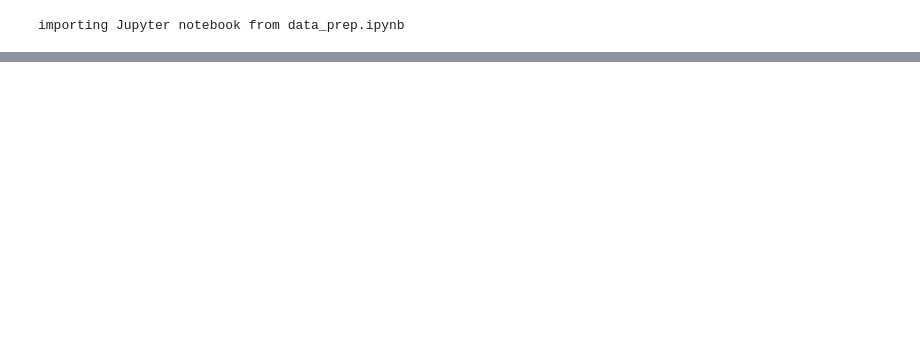
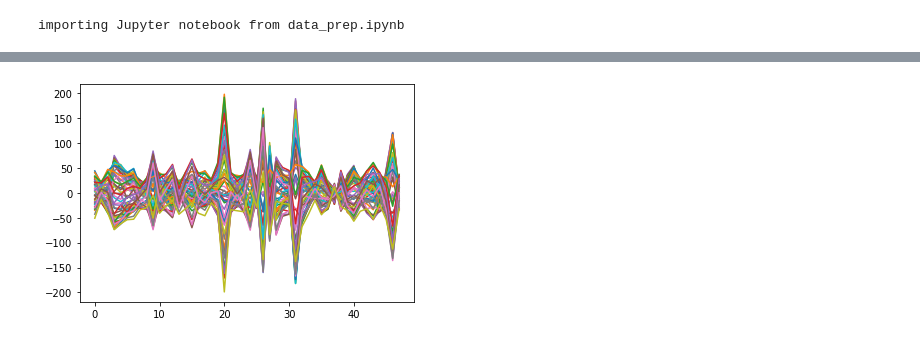
Before and after one commit to irvingcampbell/EEG-to-finger-flexion, a Jupyter notebook: EEG_data/Master Technical Notebook.ipynb, the cells around one changed output, grey strips where cells are left out. Saved outputs shown, nothing was run; the diff lists cells and outputs as text; code cells hidden in the pictures; blank space fills up the shorter version.

```diff
--- a/EEG_data/Master Technical Notebook.ipynb
+++ b/EEG_data/Master Technical Notebook.ipynb
@@ -44,0 +137,2 @@ X2_filtered, adjusted_array = filter_elec_noise(60.0, 60.0, 1000, X2['train_data
+# %%
+xdiff = X2filteredbychannel[0:48][0:49]-X2bychannel[0:48][0:49]
@@ -44,0 +149,4 @@ X2_filtered, adjusted_array = filter_elec_noise(60.0, 60.0, 1000, X2['train_data
+# %%
+plt.plot(xdiff[:,0:49]);
+# %% [output]
+[figure, added]
```
Also changed, not shown: parts of 24 cells of this notebook.
